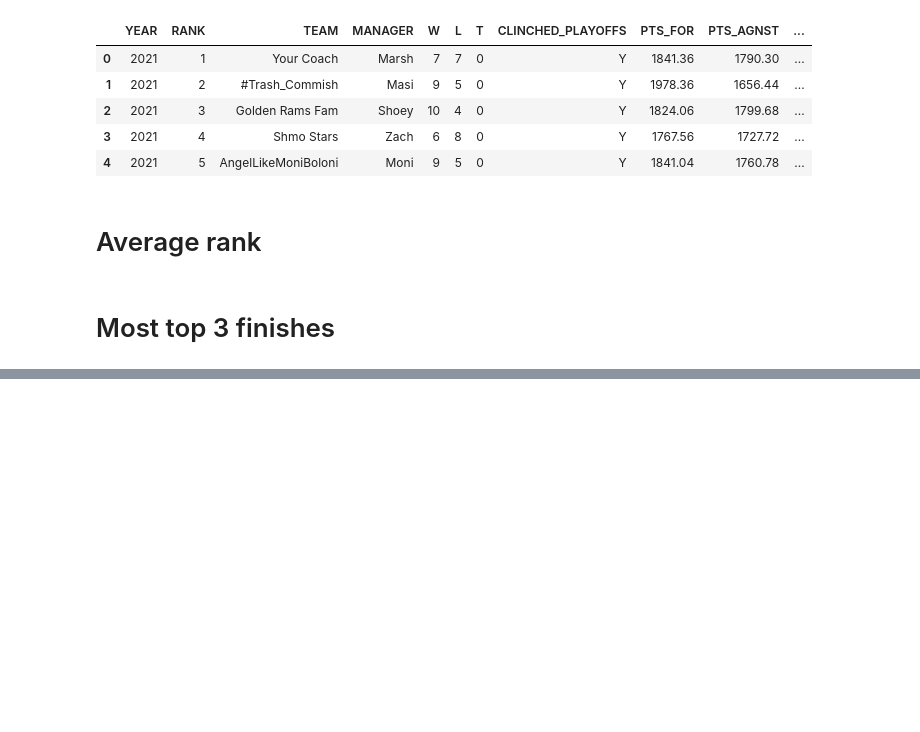
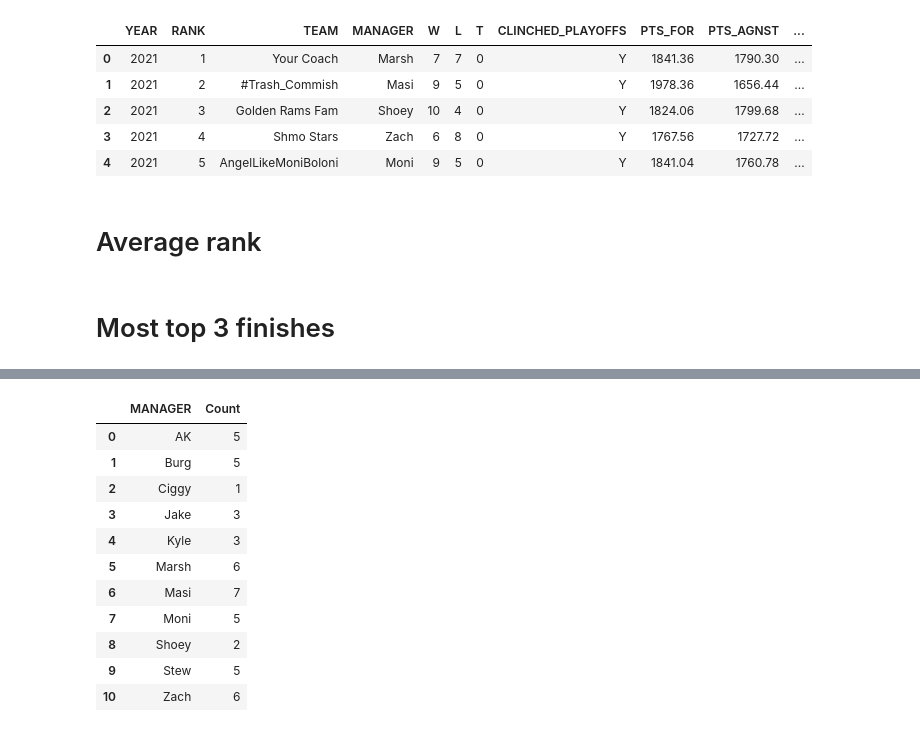
Before and after one commit to msimoni18/mo-chicken, a Jupyter notebook: data/plots.ipynb, the cells around one changed output, grey strips where cells are left out. Saved outputs shown, nothing was run; the diff lists cells and outputs as text; code cells hidden in the pictures; blank space fills up the shorter version.

```diff
--- a/data/plots.ipynb
+++ b/data/plots.ipynb
@@ -54,0 +120,19 @@ fig.show()
+# %%
+df_clinched_playoffs = df.copy()
+df_clinched_playoffs = df_clinched_playoffs[df_clinched_playoffs['CLINCHED_PLAYOFFS'] == 'Y']
+df_clinched_playoffs = df_clinched_playoffs.groupby(['MANAGER']).size().reset_index()
+df_clinched_playoffs = df_clinched_playoffs.rename(columns={0: 'Count'})
+df_clinched_playoffs
+# %% [output]
+|  | MANAGER | Count |
+| 0 | AK | 5 |
+| 1 | Burg | 5 |
+| 2 | Ciggy | 1 |
+| 3 | Jake | 3 |
+| 4 | Kyle | 3 |
+| 5 | Marsh | 6 |
+| 6 | Masi | 7 |
+| 7 | Moni | 5 |
+| 8 | Shoey | 2 |
+| 9 | Stew | 5 |
+| 10 | Zach | 6 |
```
Also changed, not shown: parts of 4 cells of this notebook, 9 other files.
